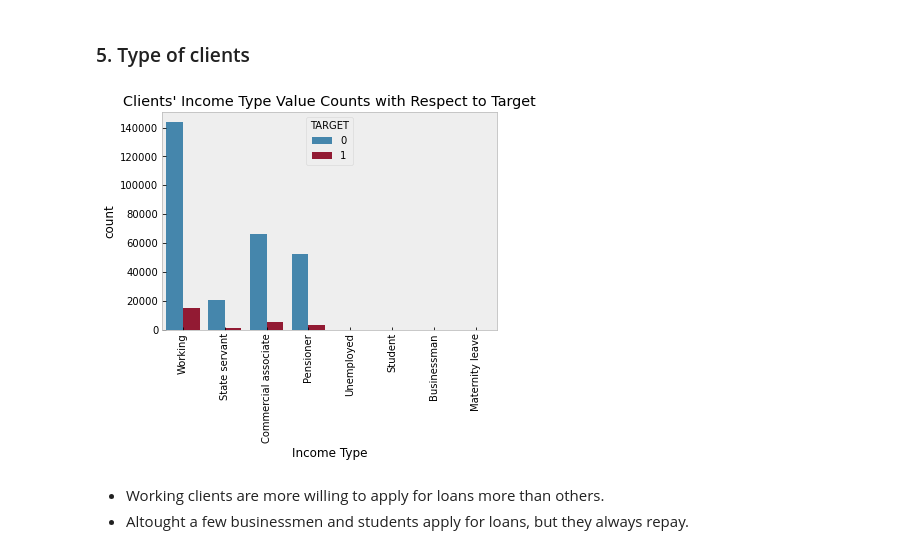
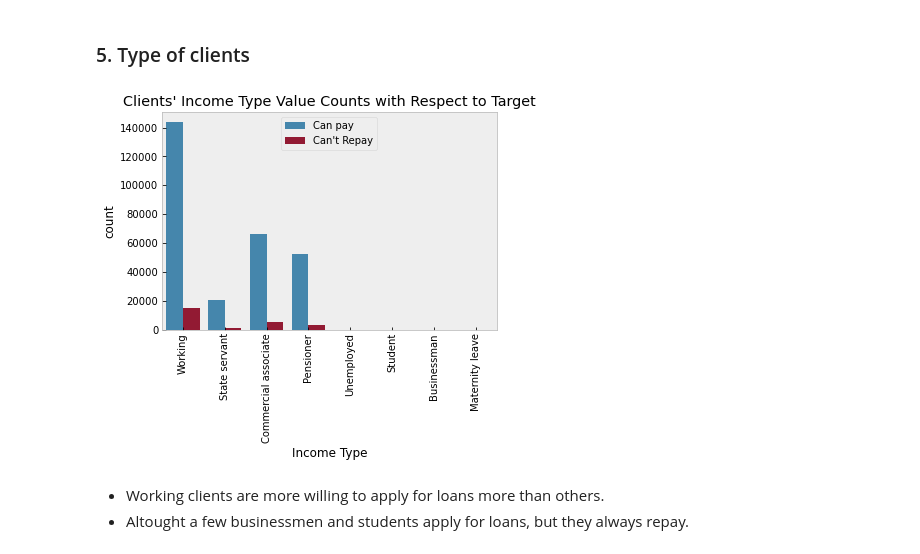
Before and after one commit to aliceagrawal/Home-Credit-Default-Prediction, a Jupyter notebook: Final_notebook.ipynb, the cells around one changed output. Cells and saved outputs as stored; diff of their text form; code cells hidden in the pictures.

```diff
--- a/Final_notebook.ipynb
+++ b/Final_notebook.ipynb
@@ -1477,16 +1530,17 @@ Name: AMT_INCOME_TOTAL, dtype: float64
 # %%
 ax = sns.countplot(data=train_df, x='NAME_INCOME_TYPE', hue='TARGET');
 ax.set_xticklabels(ax.get_xticklabels(),rotation = 90);
 plt.title('Clients\' Income Type Value Counts with Respect to Target')
 plt.xlabel('Income Type')
-plt.grid(b=False);
+plt.grid(b=False)
+plt.legend(['Can pay','Can\'t Repay']);
 
 print('\n'*2)
 train_df.groupby('NAME_INCOME_TYPE')['TARGET'].value_counts()
 
 plt.savefig('Images/Employment.png', bbox_inches='tight', dpi=1000)
 # %% [output]
-[figure, old version]
+[figure, new version]
 # %% [markdown]
 - Working clients are more willing to apply for loans more than others.
 - Altought a few businessmen and students apply for loans, but they always repay.
```
Also changed, not shown: parts of 27 cells of this notebook, 6 other files.
